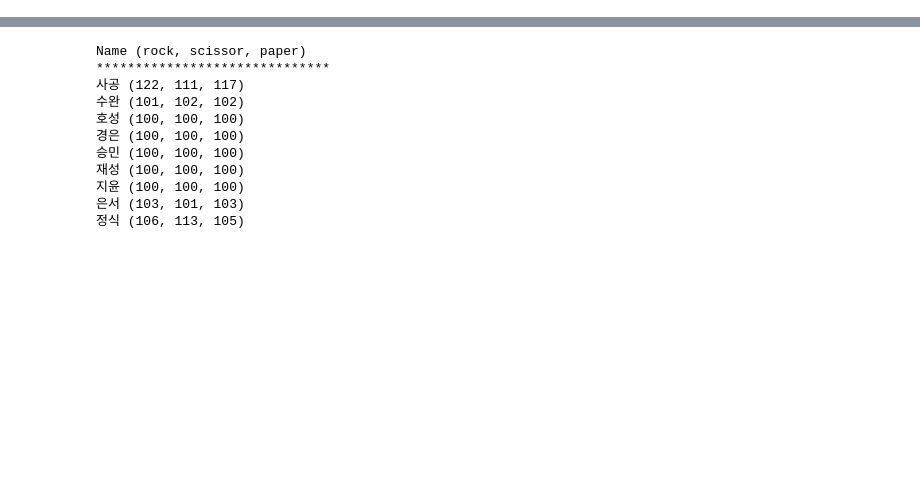
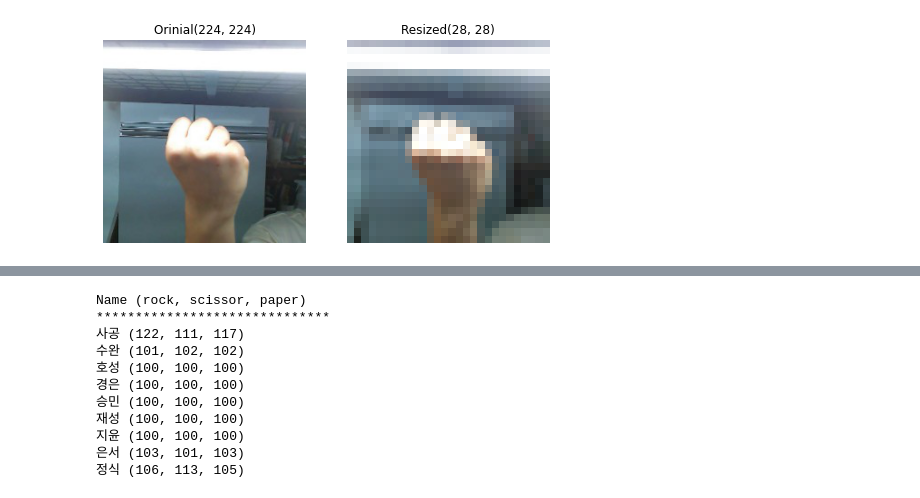
Before and after one commit to gjustin40/AIFFEL-Project, a Jupyter notebook: Node-Project1-Rock_Scissor_Paper.ipynb, the cells around one changed output, grey strips where cells are left out. Drawn from its saved outputs; the diff is of its cells as text; code cells hidden in the pictures; blank space fills up the shorter version.

```diff
--- a/Node-Project1-Rock_Scissor_Paper.ipynb
+++ b/Node-Project1-Rock_Scissor_Paper.ipynb
@@ -25,0 +31,3 @@ fontprop = fm.FontProperties(fname=pont_path, size=18)
+# %%
+TARGET_SIZE = (28, 28)
+EPOCH = 30
@@ -25,0 +124,26 @@ fontprop = fm.FontProperties(fname=pont_path, size=18)
+# %%
+def resize_image(old_image, target_size=TARGET_SIZE):
+    target_size = target_size
+    new_image = old_image.resize(target_size, Image.ANTIALIAS)
+
+    return new_image
+
+sample_path = get_image_sample('사공', 'rock', sample=1)[0]
+sample_image = Image.open(sample_path)
+sample_resized = resize_image(sample_image)
+
+plt.figure(figsize=(8,8))
+
+plt.subplot(1,2,1)
+plt.imshow(sample_image)
+plt.title(f'Orinial{sample_image.size}')
+plt.axis('off')
+
+plt.subplot(1,2,2)
+plt.imshow(sample_resized)
+plt.title(f'Resized{sample_resized.size}')
+plt.axis('off')
+
+plt.show()
+# %% [output]
+[figure, added]
```
Also changed, not shown: parts of 73 cells of this notebook.
